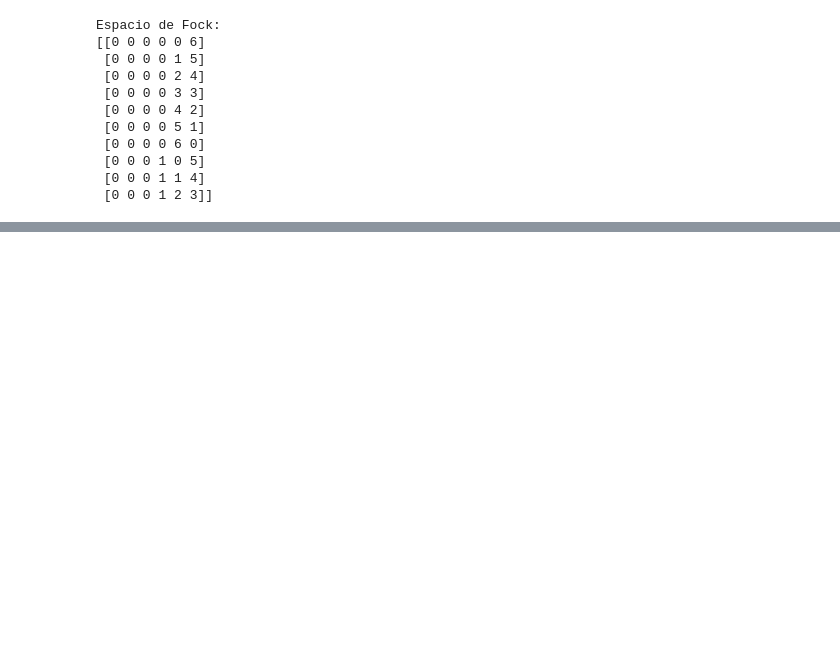
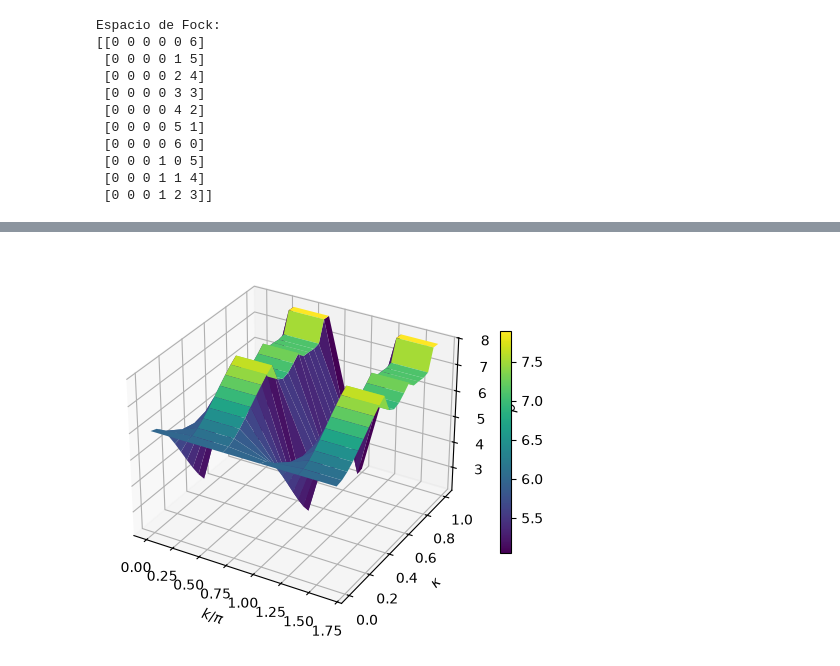
Before and after one commit to nicode29/Undergrad-Thesis...Bose-Einstein-fragmented-condensation-in-a-driven-Bose-Hubbard-model-, a Jupyter notebook: primeras gráficas 1,3,5 del tfg copia.ipynb, the cells around one changed output, grey strips where cells are left out. Cells and saved outputs as stored; diff of their text form; code cells hidden in the pictures; blank space fills up the shorter version.

```diff
--- a/primeras gráficas 1,3,5 del tfg copia.ipynb
+++ b/primeras gráficas 1,3,5 del tfg copia.ipynb
@@ -122,0 +179,25 @@ KeyboardInterrupt:
+# %%
+def P(j, l, estado_fundamental):
+    # Calcula <psi_0|a_j^dagger a_l|psi_0> en la base de Fock.
+    c = np.asarray(estado_fundamental)
+    if c.shape != (len(espacio_de_Fock),):
+        raise ValueError("Debe haber una amplitud por estado de Fock.")
+    if not (0 <= j < espacio_de_Fock.shape[1] and 0 <= l < espacio_de_Fock.shape[1]):
+        raise ValueError("Los índices j y l deben estar entre 0 y 5.")
+
+    suma = 0.0 + 0.0j
+    for t, estado_t in enumerate(espacio_de_Fock):
+        for s, estado_s in enumerate(espacio_de_Fock):
+            if estado_s[l] == 0:
+                continue
+
+            nuevo_estado = estado_s.copy()
+            factor = np.sqrt(nuevo_estado[l])
+            nuevo_estado[l] -= 1
+            factor *= np.sqrt(nuevo_estado[j] + 1)
+            nuevo_estado[j] += 1
+
+            if np.array_equal(estado_t, nuevo_estado):
+                suma += c[s] * np.conjugate(c[t]) * factor
+
+    return suma
@@ -122,0 +343,19 @@ KeyboardInterrupt:
+# %%
+K, KAPPA = np.meshgrid(ks / np.pi, kappas)
+
+fig = plt.figure()
+ax = fig.add_subplot(111, projection="3d")
+
+superficie = ax.plot_surface(
+    K, KAPPA, R,
+    cmap="viridis",
+    edgecolor="none"
+)
+
+ax.set_xlabel(r"$k/\pi$")
+ax.set_ylabel(r"$\kappa$")
+ax.set_zlabel(r"$\rho$")
+fig.colorbar(superficie, ax=ax, shrink=0.6)
+plt.show()
+# %% [output]
+[figure, added]
```
Also changed, not shown: parts of 12 cells of this notebook.
